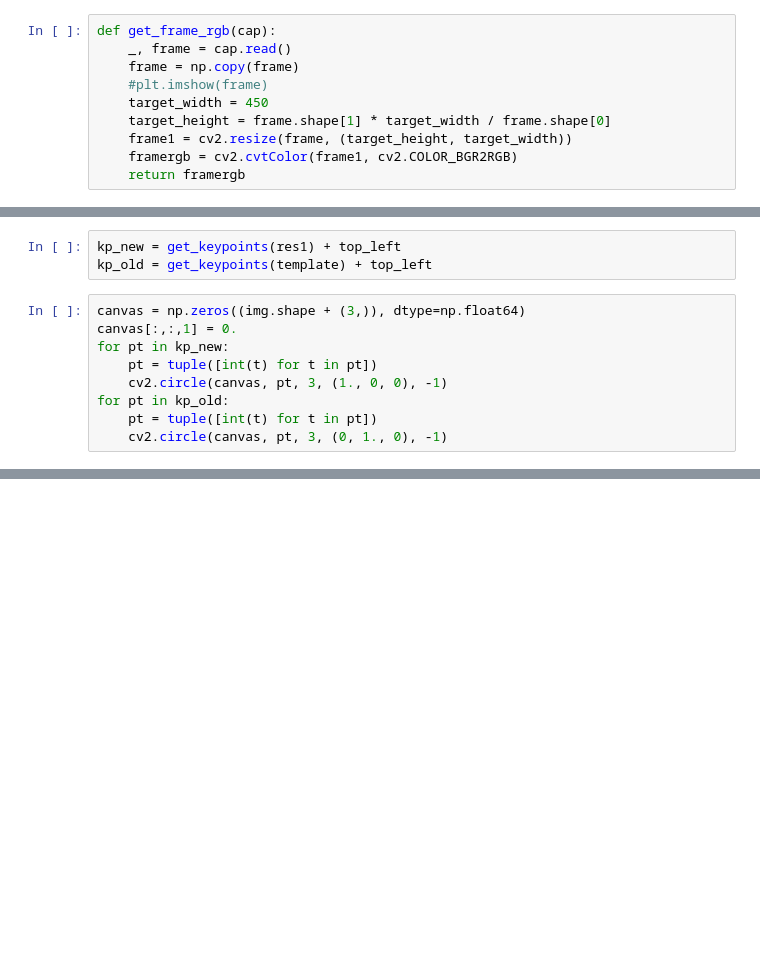
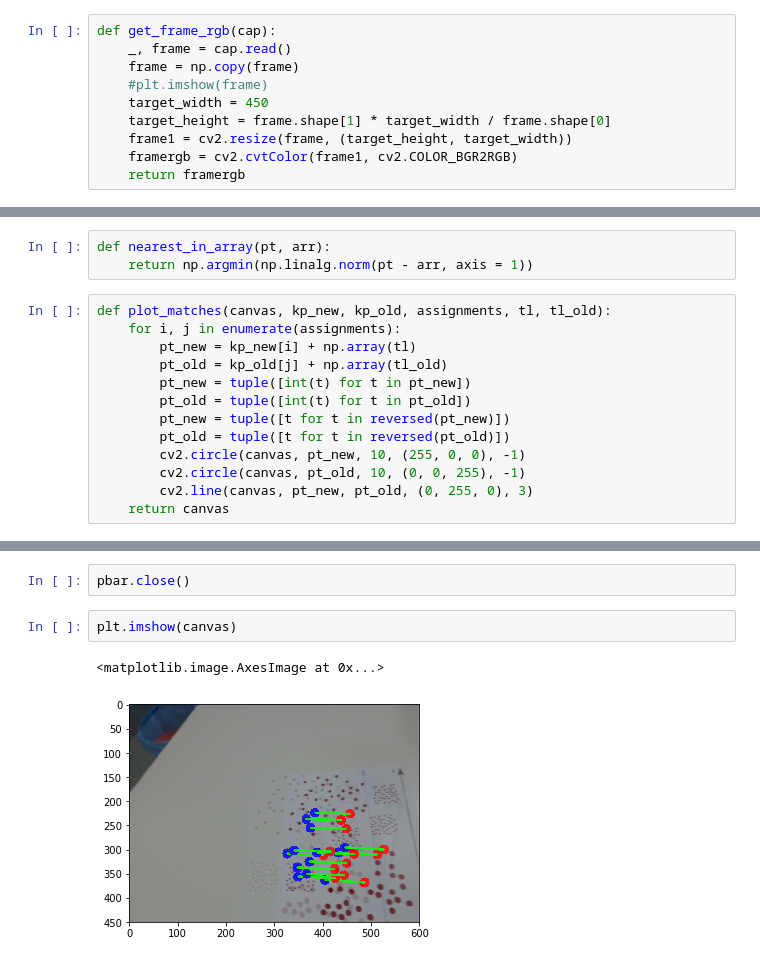
Before and after one commit to chili-epfl/qml-ar, a Jupyter notebook: notebooks/tracking_template.ipynb, the cells around one changed output, grey strips where cells are left out. Saved outputs shown, nothing was run; the diff lists cells and outputs as text; blank space fills up the shorter version.

```diff
--- a/notebooks/tracking_template.ipynb
+++ b/notebooks/tracking_template.ipynb
@@ -93,12 +89,0 @@ old_top_left = np.array([100, 200.])
-# %%
-kp_new = get_keypoints(res1) + top_left
-kp_old = get_keypoints(template) + top_left
-# %%
-canvas = np.zeros((img.shape + (3,)), dtype=np.float64)
-canvas[:,:,1] = 0.
-for pt in kp_new:
-    pt = tuple([int(t) for t in pt])
-    cv2.circle(canvas, pt, 3, (1., 0, 0), -1)
-for pt in kp_old:
-    pt = tuple([int(t) for t in pt])
-    cv2.circle(canvas, pt, 3, (0, 1., 0), -1)
@@ -141,0 +90,16 @@ plt.imshow(draw_points(kp_new, kp_old, top_left, old_top_left, framergb))
+# %%
+def nearest_in_array(pt, arr):
+    return np.argmin(np.linalg.norm(pt - arr, axis = 1))
+# %%
+def plot_matches(canvas, kp_new, kp_old, assignments, tl, tl_old):
+    for i, j in enumerate(assignments):
+        pt_new = kp_new[i] + np.array(tl)
+        pt_old = kp_old[j] + np.array(tl_old)
+        pt_new = tuple([int(t) for t in pt_new])
+        pt_old = tuple([int(t) for t in pt_old])
+        pt_new = tuple([t for t in reversed(pt_new)])
+        pt_old = tuple([t for t in reversed(pt_old)])
+        cv2.circle(canvas, pt_new, 10, (255, 0, 0), -1)
+        cv2.circle(canvas, pt_old, 10, (0, 0, 255), -1)
+        cv2.line(canvas, pt_new, pt_old, (0, 255, 0), 3)
+    return canvas
@@ -141,0 +164,7 @@ plt.imshow(draw_points(kp_new, kp_old, top_left, old_top_left, framergb))
+# %%
+pbar.close()
+# %%
+plt.imshow(canvas)
+# %% [output]
+<matplotlib.image.AxesImage at 0x...>
+[figure, added]
```
Also changed, not shown: parts of 13 cells of this notebook.
